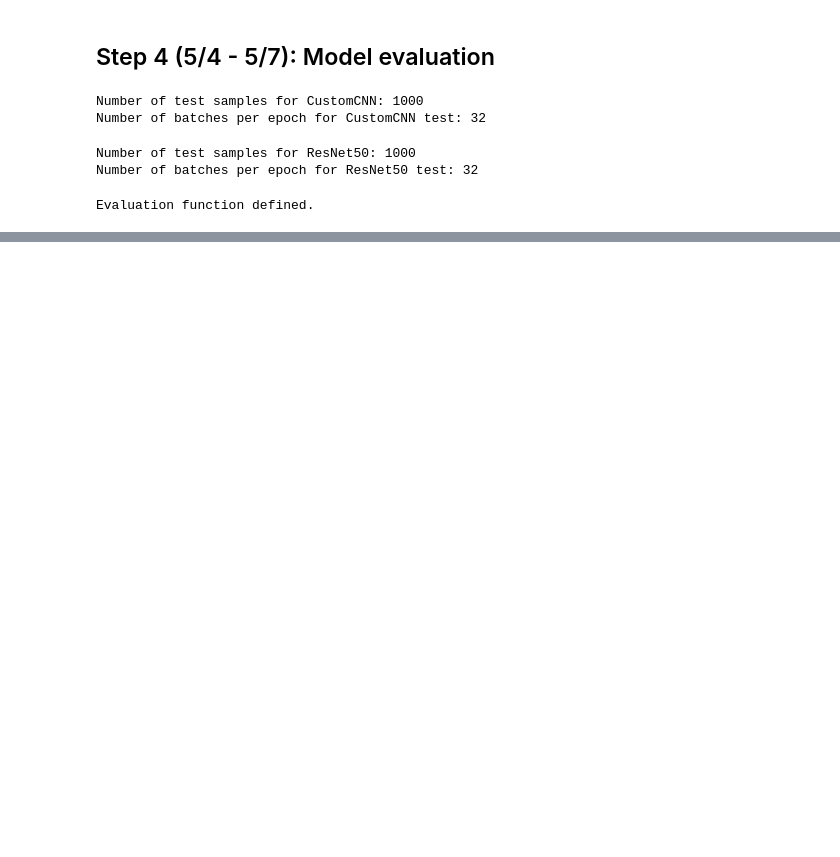
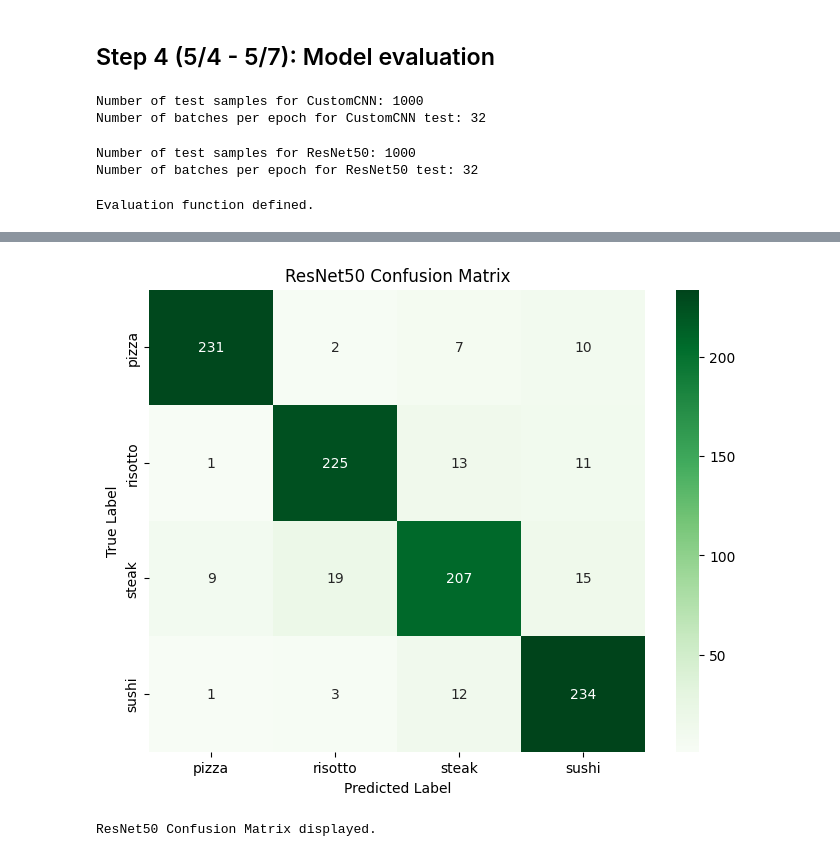
Before and after one commit to sjensen39/CRiSSP, a Jupyter notebook: CRiSSP_Sofie_Sanya.ipynb, the cells around one changed output, grey strips where cells are left out. Saved outputs shown, nothing was run; the diff lists cells and outputs as text; code cells hidden in the pictures; blank space fills up the shorter version.

```diff
--- a/CRiSSP_Sofie_Sanya.ipynb
+++ b/CRiSSP_Sofie_Sanya.ipynb
@@ -608,0 +689,19 @@ ResNet50 Prediction: pizza (Confidence: 0.99)
+# %%
+# Get predictions and true labels for ResNet50
+resnet_true_labels, resnet_predictions = get_predictions_and_labels(resnet_model, test_loader_resnet, device)
+
+# Compute Confusion Matrix for ResNet50
+cm_resnet = confusion_matrix(resnet_true_labels, resnet_predictions)
+
+# Plot Confusion Matrix for ResNet50
+fig_resnet_cm = plt.figure(figsize=(8, 6))
+sns.heatmap(cm_resnet, annot=True, fmt='d', cmap='Greens', xticklabels=class_names, yticklabels=class_names)
+plt.xlabel('Predicted Label')
+plt.ylabel('True Label')
+plt.title('ResNet50 Confusion Matrix')
+plt.show()
+
+print("ResNet50 Confusion Matrix displayed.")
+# %% [output]
+[figure, added]
+ResNet50 Confusion Matrix displayed.
```
Also changed, not shown: parts of 14 cells of this notebook.
